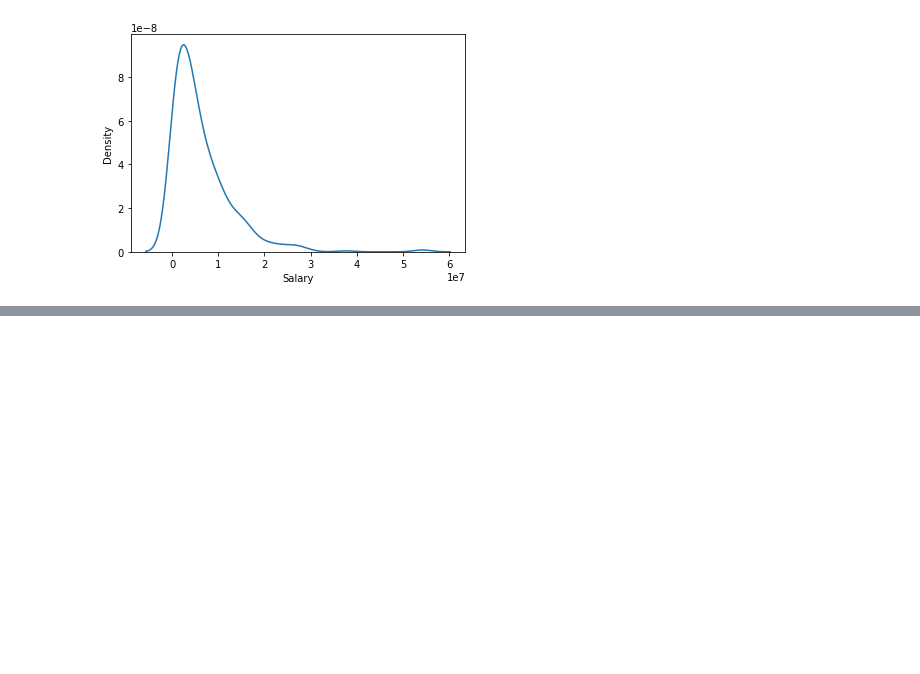
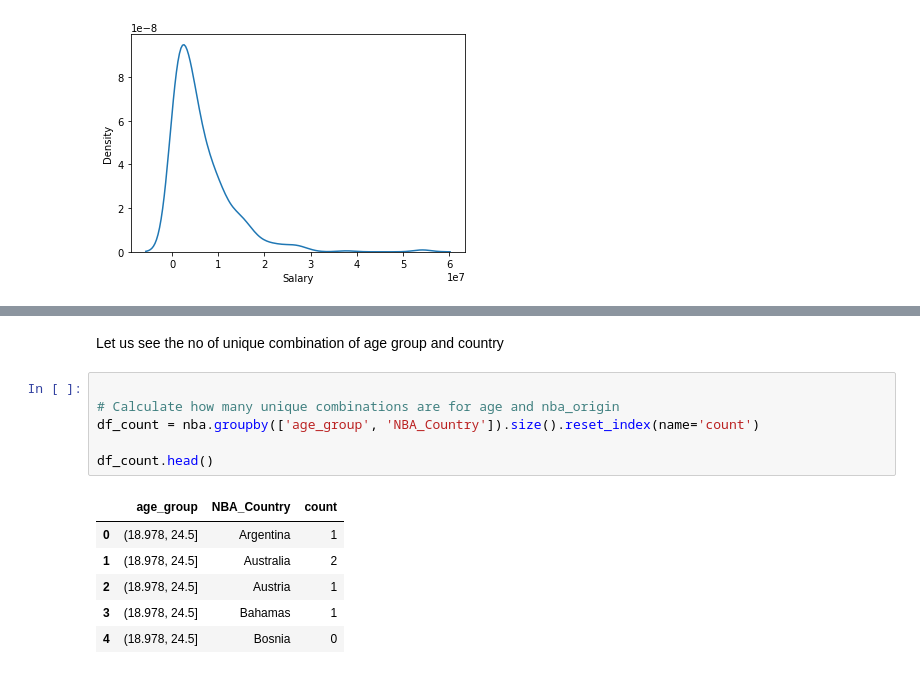
Before and after one commit to syednayeemridwan/data-science-projects, a Jupyter notebook: Data Anonymization and Release/data anonymization.ipynb, the cells around one changed output, grey strips where cells are left out. Drawn from its saved outputs; the diff is of its cells as text; blank space fills up the shorter version.

```diff
--- a/Data Anonymization and Release/data anonymization.ipynb
+++ b/Data Anonymization and Release/data anonymization.ipynb
@@ -290,0 +356,15 @@ plt.show()
+# %% [markdown]
+Let us see the no of unique combination of age group and country
+# %%
+
+# Calculate how many unique combinations are for age and nba_origin
+df_count = nba.groupby(['age_group', 'NBA_Country']).size().reset_index(name='count')
+
+df_count.head()
+# %% [output]
+|  | age_group | NBA_Country | count |
+| 0 | (18.978, 24.5] | Argentina | 1 |
+| 1 | (18.978, 24.5] | Australia | 2 |
+| 2 | (18.978, 24.5] | Austria | 1 |
+| 3 | (18.978, 24.5] | Bahamas | 1 |
+| 4 | (18.978, 24.5] | Bosnia | 0 |
```
Also changed, not shown: parts of 12 cells of this notebook.
